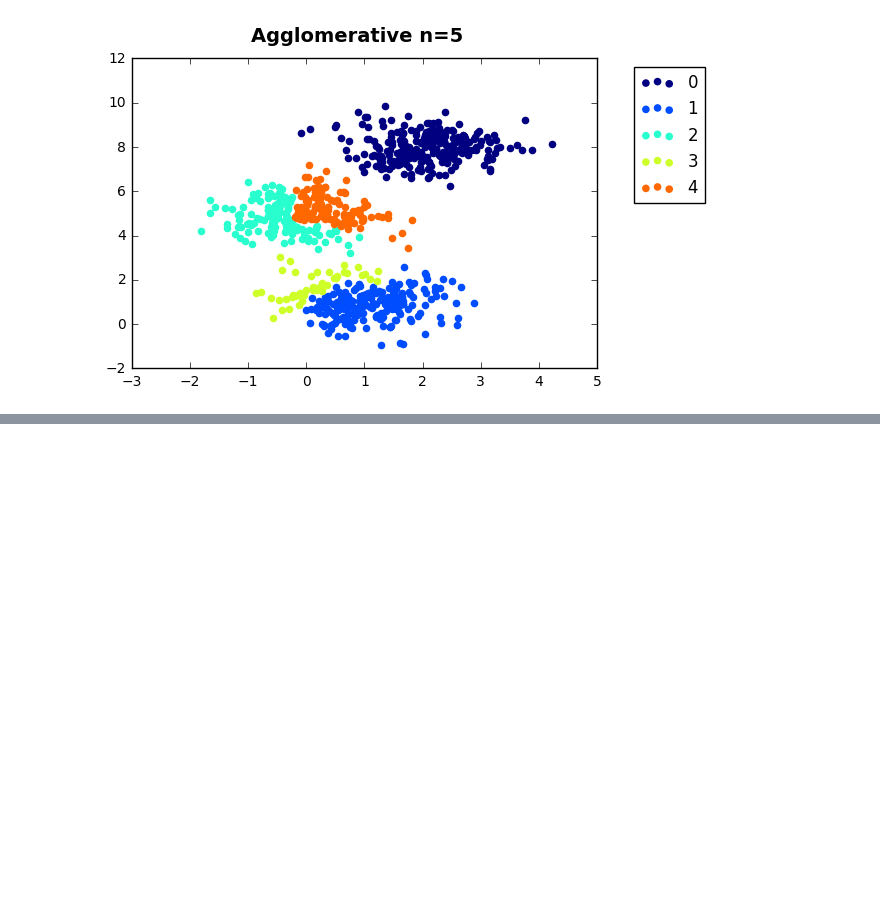
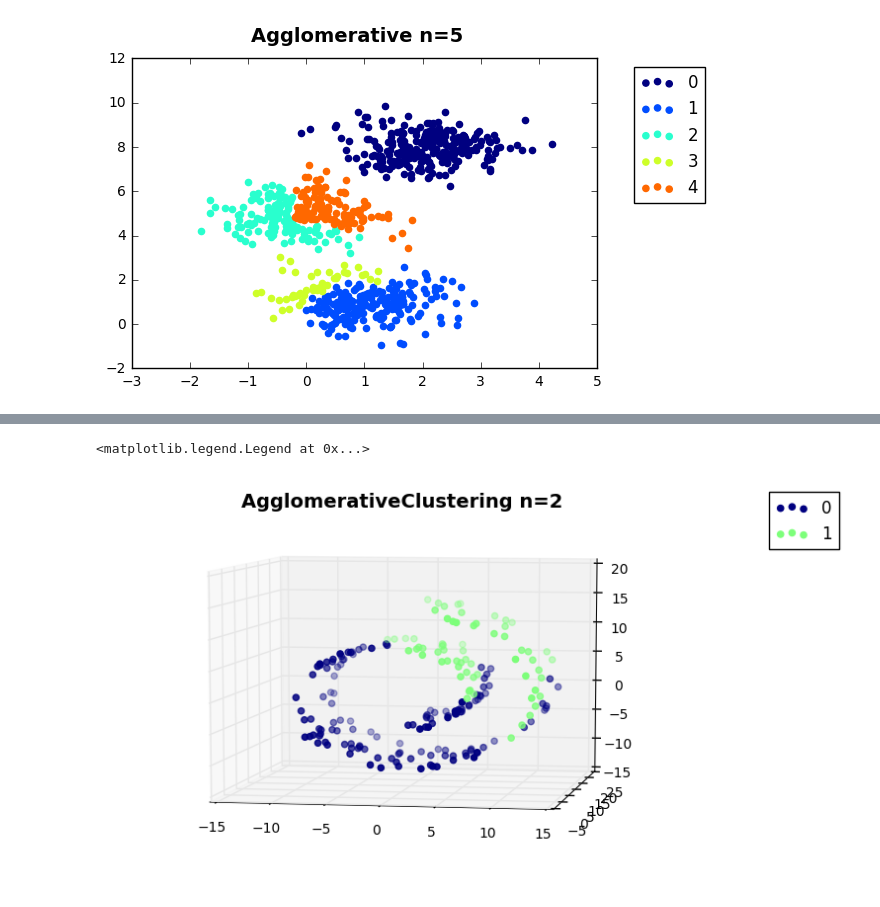
Before and after one commit to rueedlinger/machine-learning-snippets, a Jupyter notebook: unsupervised/clustering/agglomerative/clustering_agglomerative.ipynb, the cells around one changed output, grey strips where cells are left out. Cells and saved outputs as stored; diff of their text form; code cells hidden in the pictures; blank space fills up the shorter version.

```diff
--- a/unsupervised/clustering/agglomerative/clustering_agglomerative.ipynb
+++ b/unsupervised/clustering/agglomerative/clustering_agglomerative.ipynb
@@ -105,0 +120,19 @@ plt.legend(bbox_to_anchor=(1.25, 1))
+# %%
+hclust = cluster.AgglomerativeClustering(n_clusters=2)
+label = hclust.fit_predict(data)
+df['label'] = label
+
+fig = plt.figure()
+ax = p3.Axes3D(fig)
+ax.view_init(7, -80)
+
+fig.suptitle('AgglomerativeClustering n=2', fontsize=14, fontweight='bold')
+
+for i, l in enumerate(np.unique(label)):
+    ax.scatter(df[df.label == l].X, df[df.label == l].Y, df[df.label == l].Z, 'o',
+               color=plt.cm.jet(np.float(i) / len(np.unique(label))), label=l)
+
+plt.legend(bbox_to_anchor=(1.25, 1))
+# %% [output]
+<matplotlib.legend.Legend at 0x...>
+[figure, added]
```
Also changed, not shown: parts of 2 cells of this notebook, 6 other files.
